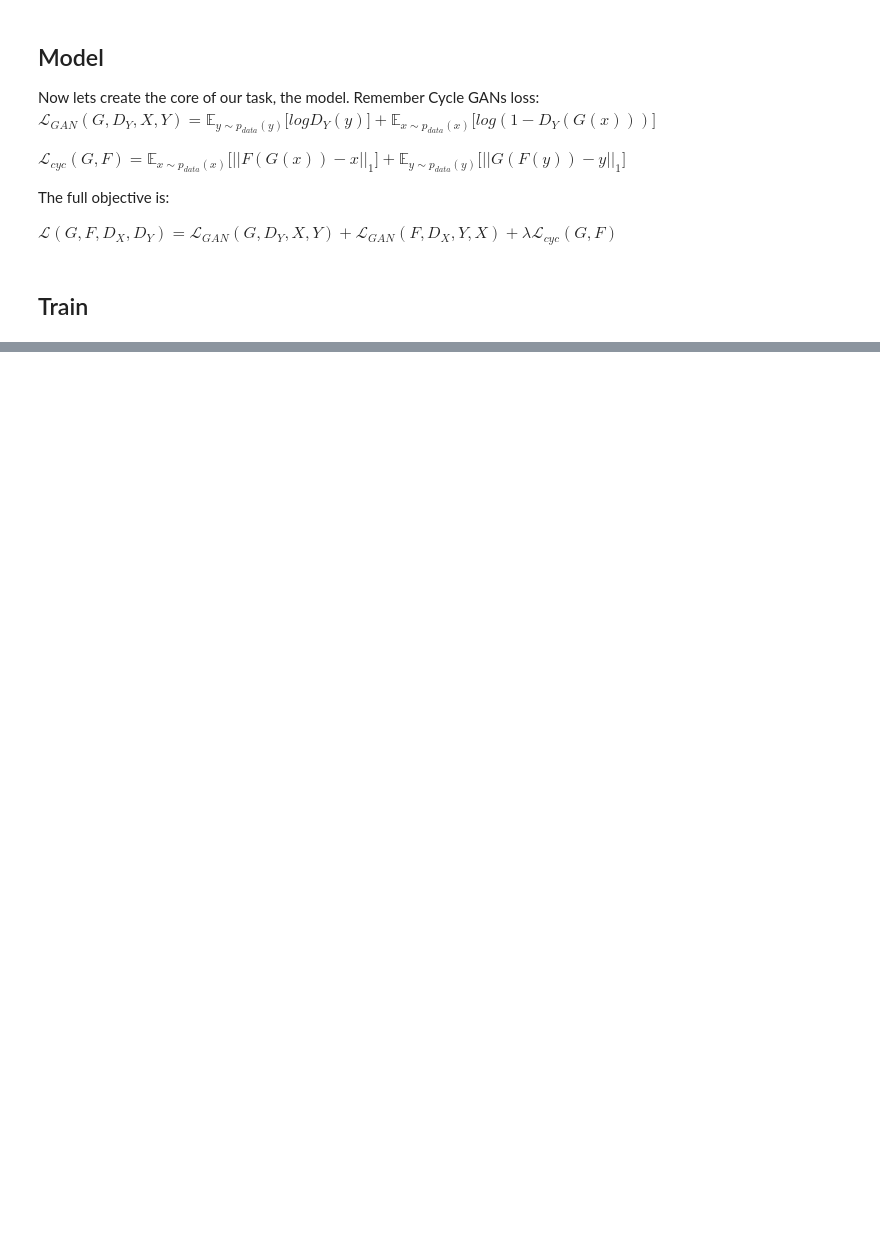
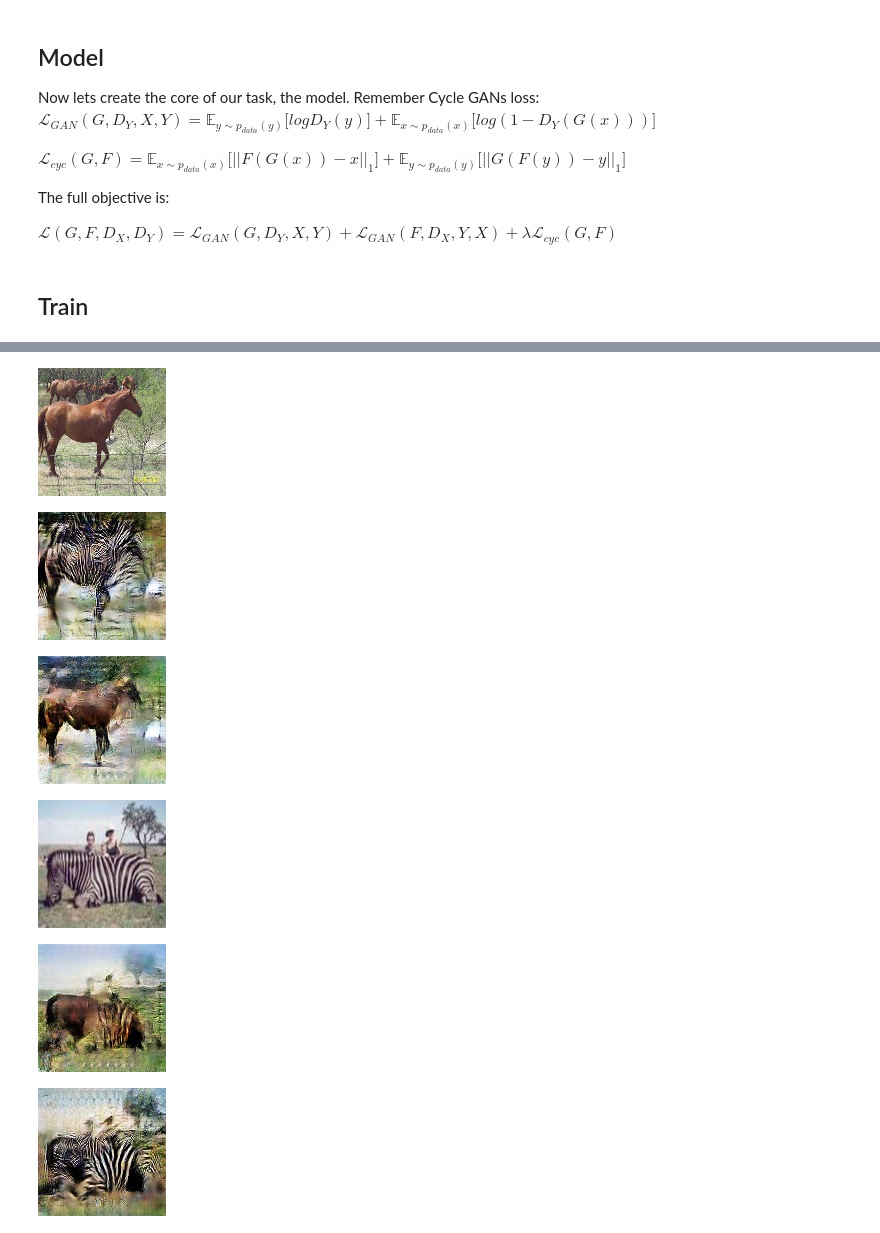
Before and after one commit to rplanas79/2019-upcaidl-project, a Jupyter notebook: Cycle_GAN_horse2zebra.ipynb, the cells around one changed output, grey strips where cells are left out. Cells and saved outputs as stored; diff of their text form; code cells hidden in the pictures; blank space fills up the shorter version.

```diff
--- a/Cycle_GAN_horse2zebra.ipynb
+++ b/Cycle_GAN_horse2zebra.ipynb
@@ -489,0 +621,21 @@ KeyboardInterrupt: ignored
+# %%
+# Test example - 100 epochs - lambda = 2
+idx = 9
+fake_samplesA = model._generatorA2B(horse2zebra_test[idx][0].unsqueeze(0).cuda())
+fake_samplesB = model._generatorB2A(fake_samplesA)
+display_batch_images(horse2zebra_test[idx][0])
+display_batch_images(fake_samplesA.detach())
+display_batch_images(fake_samplesB.detach())
+#
+fake_samplesB = model._generatorB2A(horse2zebra_test[idx][1].unsqueeze(0).cuda())
+fake_samplesA = model._generatorA2B(fake_samplesB)
+display_batch_images(horse2zebra_test[idx][1])
+display_batch_images(fake_samplesB.detach())
+display_batch_images(fake_samplesA.detach())
+# %% [output]
+[figure, added]
+[figure, added]
+[figure, added]
+[figure, added]
+[figure, added]
+[figure, added]
```
Also changed, not shown: parts of 21 cells of this notebook.
